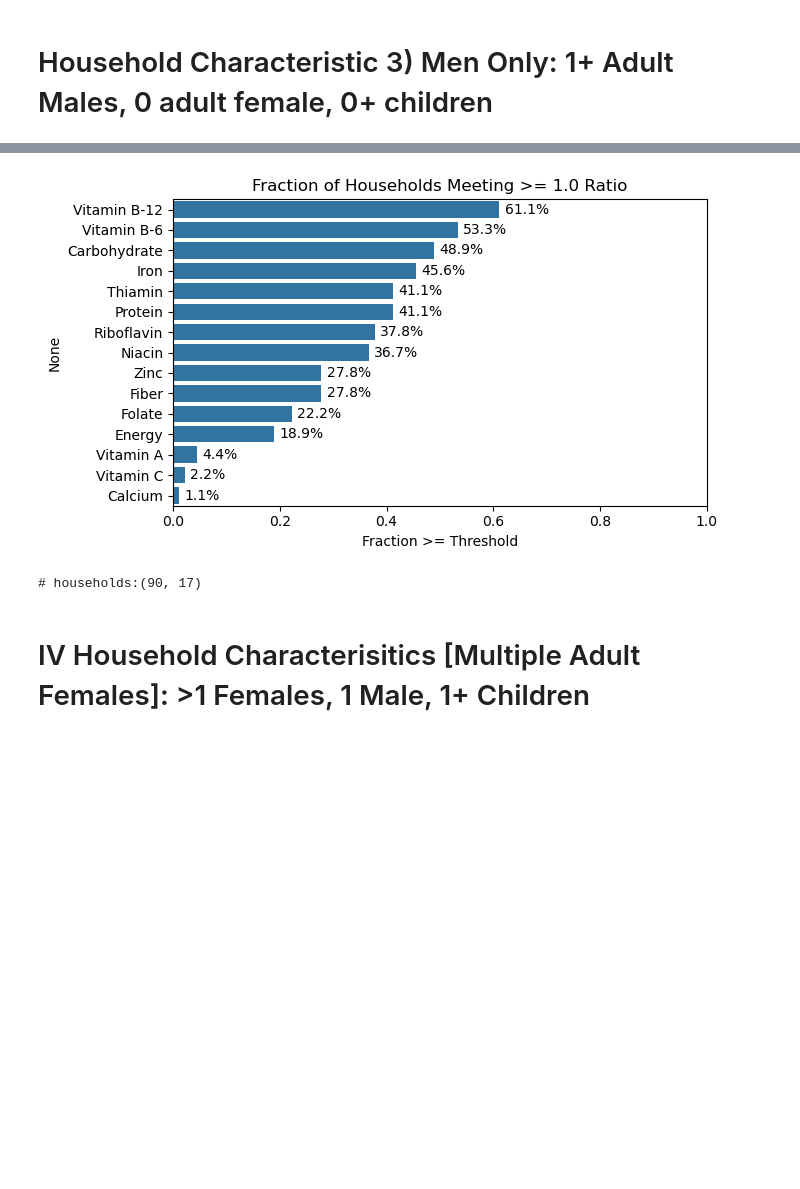
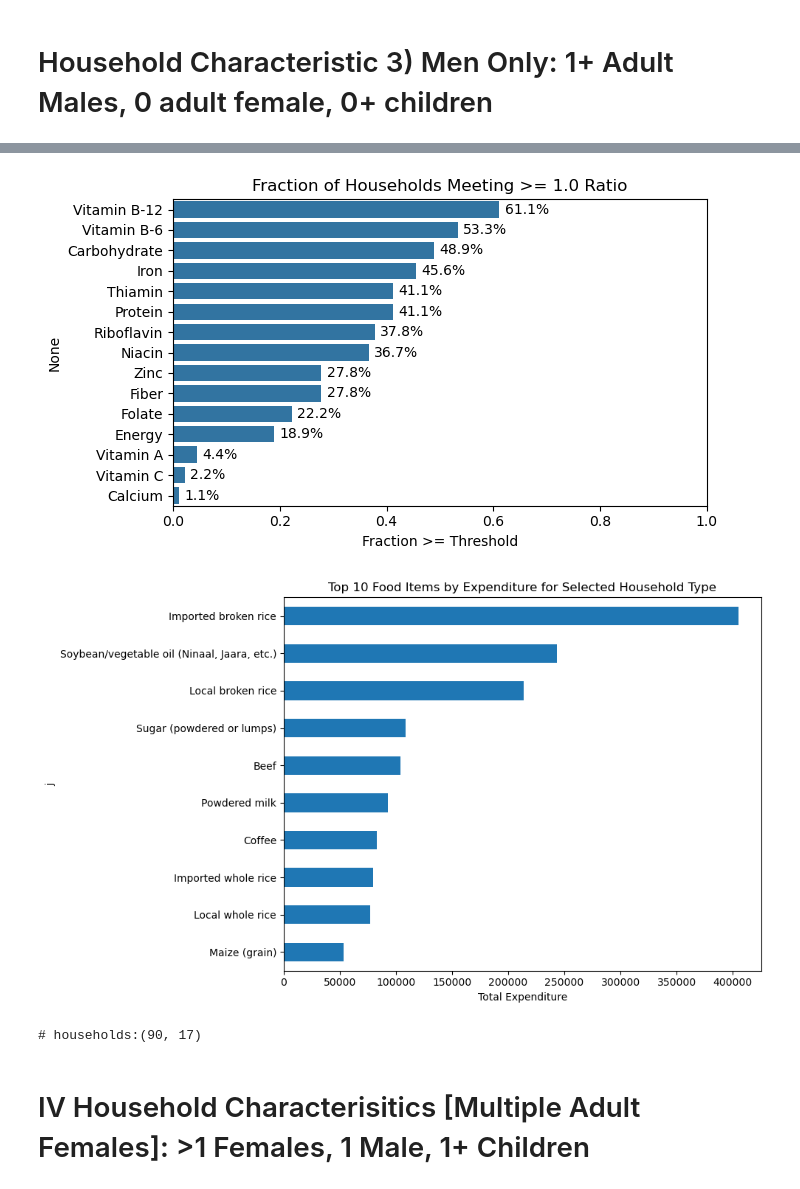
Before and after one commit to reilyfairchild/EEP153-Project-3, a Jupyter notebook: Senegal_Project_3.ipynb, the cells around one changed output, grey strips where cells are left out. Saved outputs shown, nothing was run; the diff lists cells and outputs as text; code cells hidden in the pictures; blank space fills up the shorter version.

```diff
--- a/Senegal_Project_3.ipynb
+++ b/Senegal_Project_3.ipynb
@@ -1018,20 +1254,28 @@ print(f'# households:{hhc_sub.shape}')
 # %%
 
 
 hhc_sub, nut_sub = filter_households(
     hhc,
     nutrient_ratio,
     min_males=1, max_males=15,       # e.g. 0 adult males
     min_females=0, max_females=0,   # e.g. 1–3 adult females
     min_kids=0, max_kids=15        # e.g. up to 2 kids
 )
 
 analyze_nutritional_adequacy_subplots_log(nut_sub)
 
+plot_top_foods_by_household(
+    hhc,
+    expend,
+    min_males=1, max_males=100,       # e.g. 0 adult males
+    min_females=0, max_females=0,   # e.g. 1–3 adult females
+    min_kids=0, max_kids=100)
+
 print(f'# households:{hhc_sub.shape}')
 # %% [output]
 [figure]
 [figure]
+[figure, added]
 # households:(90, 17)
 # %% [markdown]
 # IV Household Characterisitics [Multiple Adult Females]: >1 Females, 1 Male, 1+ Children
```
Also changed, not shown: parts of 29 cells of this notebook, 2 other files.
